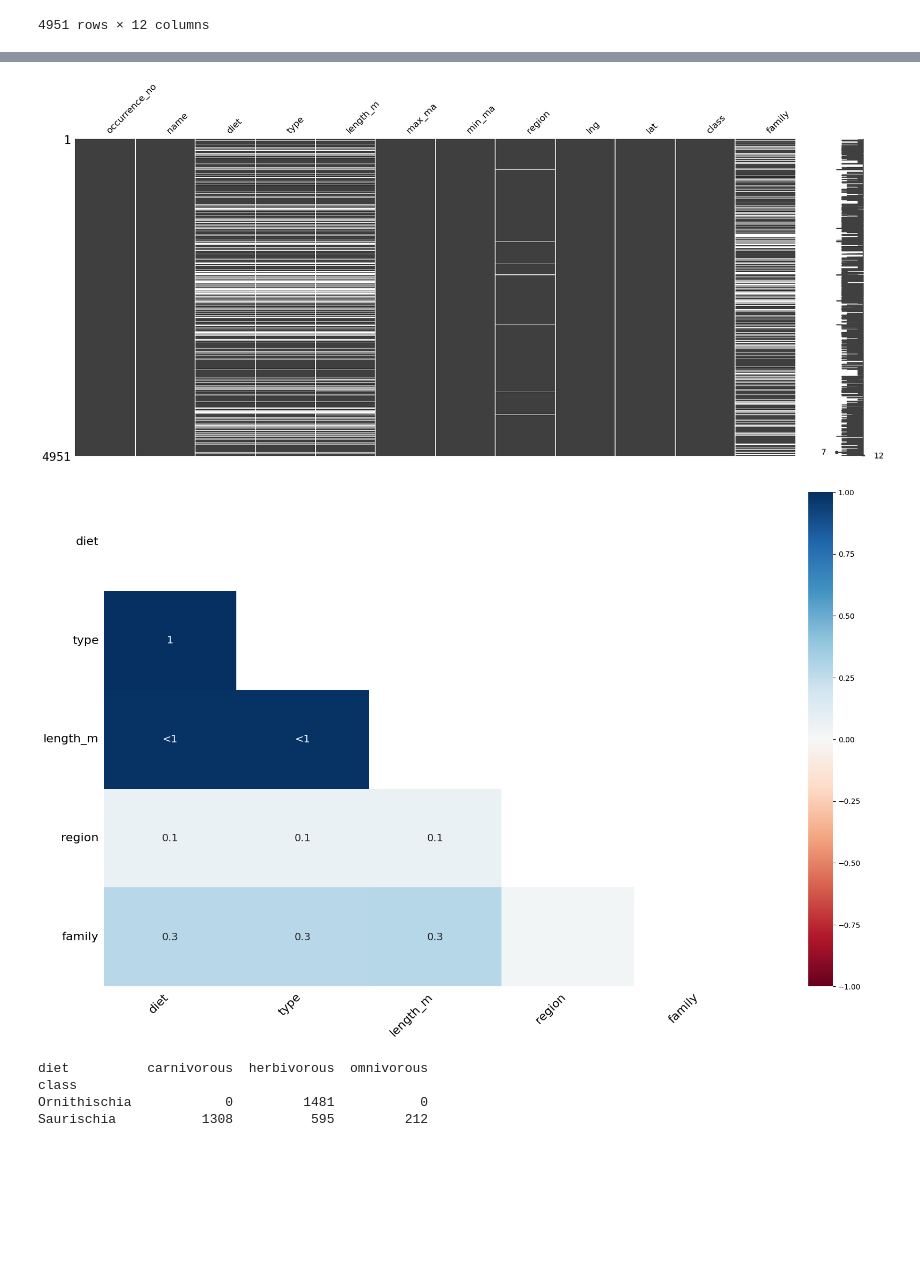
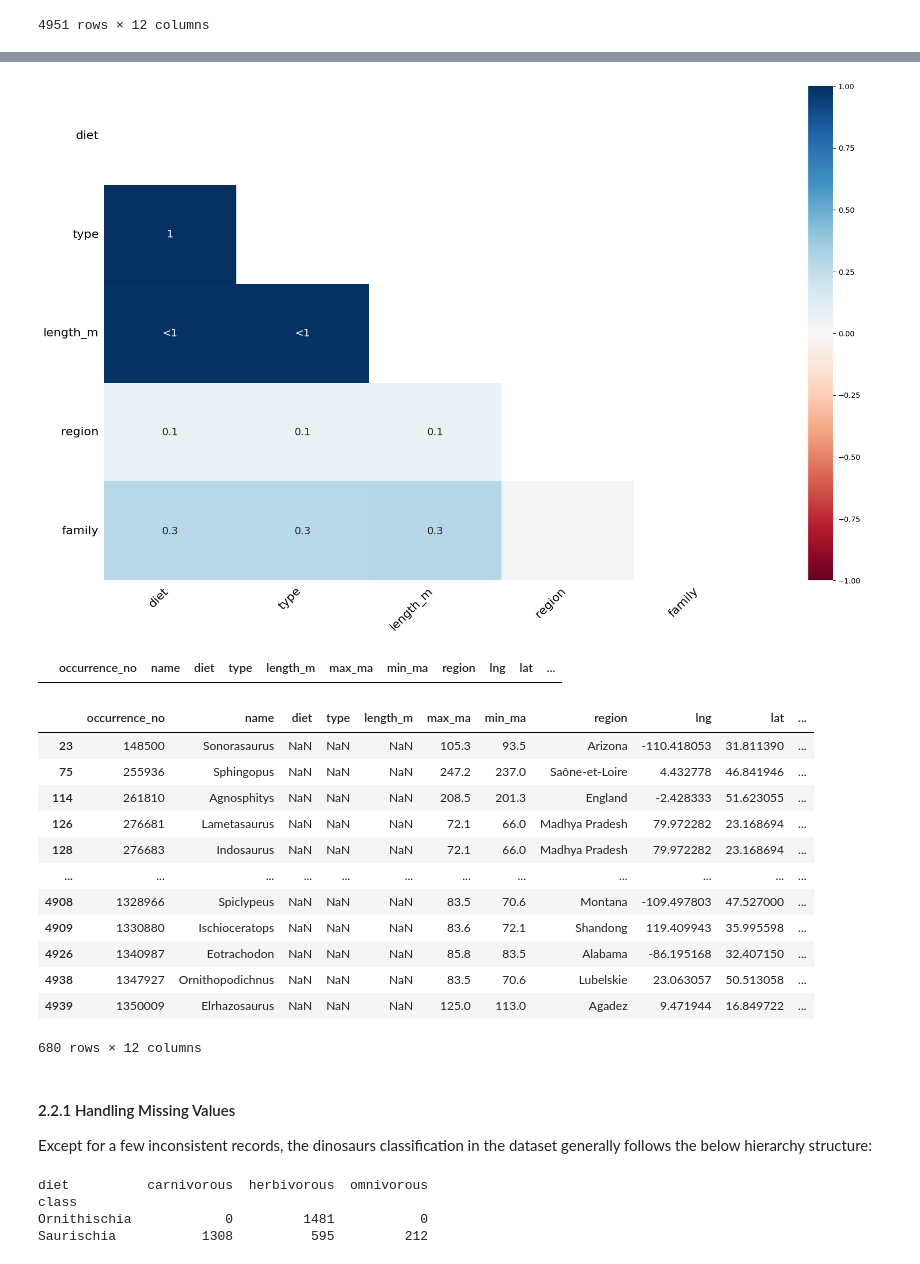
Before and after one commit to jshahna/Dinosaur-Fosil-Record-Insights, a Jupyter notebook: Dinosaurs-fossil-insights.ipynb, the cells around one changed output, grey strips where cells are left out. Saved outputs shown, nothing was run; the diff lists cells and outputs as text; code cells hidden in the pictures; blank space fills up the shorter version.

```diff
--- a/Dinosaurs-fossil-insights.ipynb
+++ b/Dinosaurs-fossil-insights.ipynb
@@ -186,16 +183,32 @@ Note: you may need to restart the kernel to use updated packages.
 # %%
-import missingno as msno
-
-# Visualize missing data as a matrix
-msno.matrix(dinosaurs)
-plt.show()
-
 # Visualize correlations in missing data
 msno.heatmap(dinosaurs)
 plt.show()
 # %% [output]
-[figure, old version]
+[figure, new version]
-[figure, removed]
+# %%
+dinosaurs[(dinosaurs['type'].isna())&~(dinosaurs['length_m'].isna())]
+# %% [output]
+|  | occurrence_no | name | diet | type | length_m | max_ma | min_ma | region | lng | lat | ... |
+# %%
+dinosaurs[(dinosaurs['type'].isna())&~(dinosaurs['family'].isna())]
+# %% [output]
+|  | occurrence_no | name | diet | type | length_m | max_ma | min_ma | region | lng | lat | ... |
+| 23 | 148500 | Sonorasaurus | NaN | NaN | NaN | 105.3 | 93.5 | Arizona | -110.418053 | 31.811390 | ... |
+| 75 | 255936 | Sphingopus | NaN | NaN | NaN | 247.2 | 237.0 | Saône-et-Loire | 4.432778 | 46.841946 | ... |
+| 114 | 261810 | Agnosphitys | NaN | NaN | NaN | 208.5 | 201.3 | England | -2.428333 | 51.623055 | ... |
+| 126 | 276681 | Lametasaurus | NaN | NaN | NaN | 72.1 | 66.0 | Madhya Pradesh | 79.972282 | 23.168694 | ... |
+| 128 | 276683 | Indosaurus | NaN | NaN | NaN | 72.1 | 66.0 | Madhya Pradesh | 79.972282 | 23.168694 | ... |
+| ... | ... | ... | ... | ... | ... | ... | ... | ... | ... | ... | ... |
+| 4908 | 1328966 | Spiclypeus | NaN | NaN | NaN | 83.5 | 70.6 | Montana | -109.497803 | 47.527000 | ... |
+| 4909 | 1330880 | Ischioceratops | NaN | NaN | NaN | 83.6 | 72.1 | Shandong | 119.409943 | 35.995598 | ... |
+| 4926 | 1340987 | Eotrachodon | NaN | NaN | NaN | 85.8 | 83.5 | Alabama | -86.195168 | 32.407150 | ... |
+| 4938 | 1347927 | Ornithopodichnus | NaN | NaN | NaN | 83.5 | 70.6 | Lubelskie | 23.063057 | 50.513058 | ... |
+| 4939 | 1350009 | Elrhazosaurus | NaN | NaN | NaN | 125.0 | 113.0 | Agadez | 9.471944 | 16.849722 | ... |
+680 rows × 12 columns
+# %% [markdown]
+#### 2.2.1 Handling Missing Values
+Except for a few inconsistent records, the dinosaurs classification in the dataset generally follows the below hierarchy structure:
 # %%
 diet_class_table = pd.crosstab(dinosaurs['class'], dinosaurs['diet'])
 print(diet_class_table)
```
Also changed, not shown: parts of 15 cells of this notebook.
